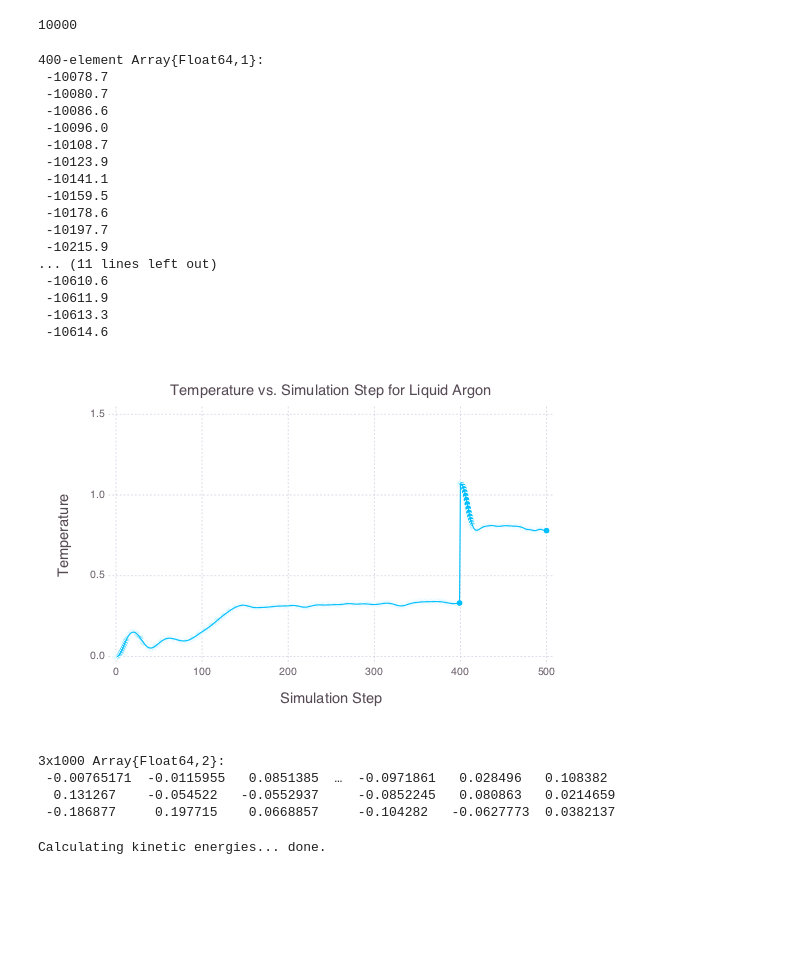
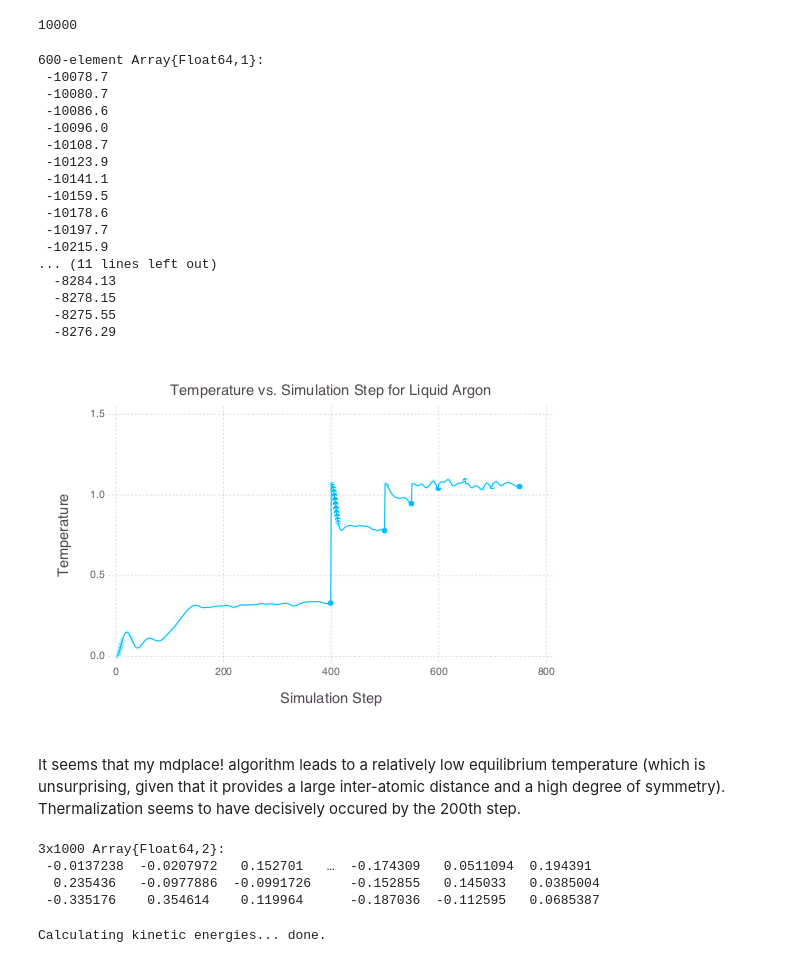
Before and after one commit to stefco/g6080, a Jupyter notebook: set02/sci-comp-hw-2-stefan.ipynb, the cells around one changed output. Drawn from its saved outputs; the diff is of its cells as text; code cells hidden in the pictures; blank space fills up the shorter version.

Commit message:
md with thermalization working

```diff
--- a/set02/sci-comp-hw-2-stefan.ipynb
+++ b/set02/sci-comp-hw-2-stefan.ipynb
@@ -51,15 +51,15 @@ include("../common/md/md.jl")
 # %% [output]
 relaxaggresively! (generic function with 2 methods)
 # %%
-p = loadmdtrial("q2/p500");
+p = loadmdtrial("q2/p750");
 # %%
 p.steps
 # %% [output]
 10000
 # %%
-p.e[1:400]
+p.e[1:600]
 # %% [output]
-400-element Array{Float64,1}:
+600-element Array{Float64,1}:
  -10078.7
  -10080.7
  -10086.6
@@ -72,25 +72,27 @@ p.e[1:400]
  -10197.7
  -10215.9
 ... (11 lines left out)
- -10610.6
- -10611.9
- -10613.3
- -10614.6
+  -8284.13
+  -8278.15
+  -8275.55
+  -8276.29
 # %%
 import Gadfly
 # %%
-temps = Gadfly.plot( x=[1:500], y=p.T[1:500], Gadfly.Geom.line, Gadfly.Geom.point,
+temps = Gadfly.plot( x=[1:750], y=p.T[1:750], Gadfly.Geom.line, Gadfly.Geom.point,
 Gadfly.Guide.xlabel("Simulation Step"), Gadfly.Guide.ylabel("Temperature"),
 Gadfly.Guide.title("Temperature vs. Simulation Step for Liquid Argon"))
 # %% [output]
-[figure, old version]
+[figure, new version]
+# %% [markdown]
+It seems that my mdplace! algorithm leads to a relatively low equilibrium temperature (which is unsurprising, given that it provides a large inter-atomic distance and a high degree of symmetry). Thermalization seems to have decisively occured by the 200th step.
 # %%
 p.v[:,:,400]
 # %% [output]
 3x1000 Array{Float64,2}:
- -0.00765171  -0.0115955   0.0851385  …  -0.0971861   0.028496   0.108382
-  0.131267    -0.054522   -0.0552937     -0.0852245   0.080863   0.0214659
- -0.186877     0.197715    0.0668857     -0.104282   -0.0627773  0.0382137
+ -0.0137238  -0.0207972   0.152701   …  -0.174309   0.0511094  0.194391
+  0.235436   -0.0977886  -0.0991726     -0.152855   0.145033   0.0385004
+ -0.335176    0.354614    0.119964      -0.187036  -0.112595   0.0685387
 # %%
 relax!(p)
 p.v[:,:,400]
```
Also changed, not shown: 1 other file.
